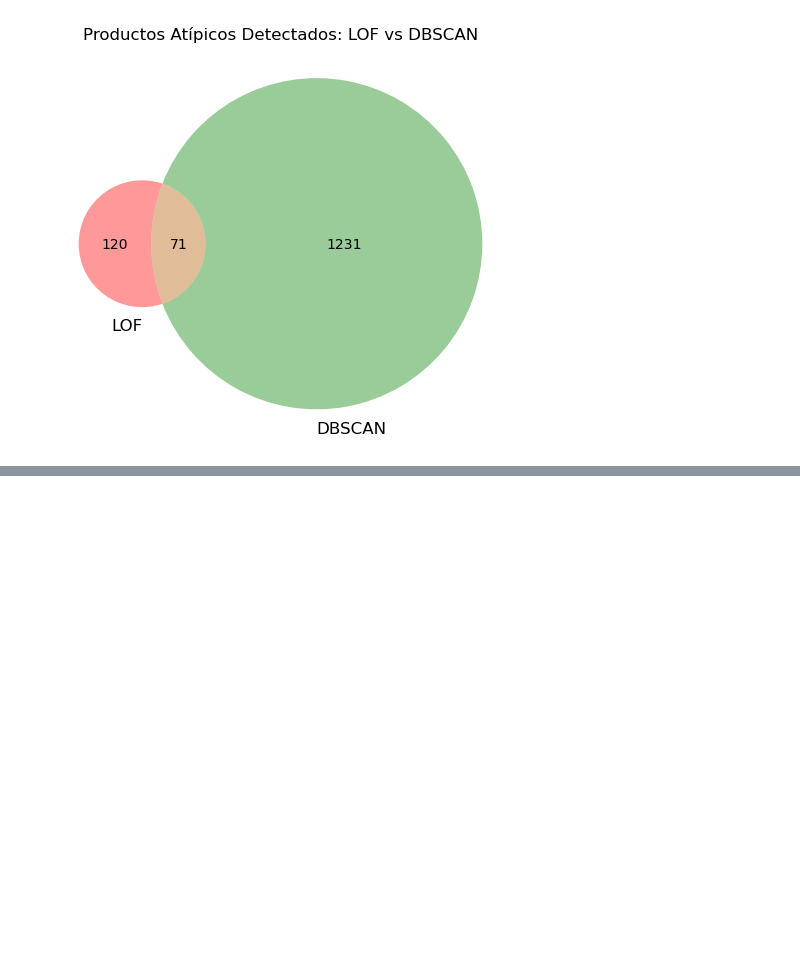
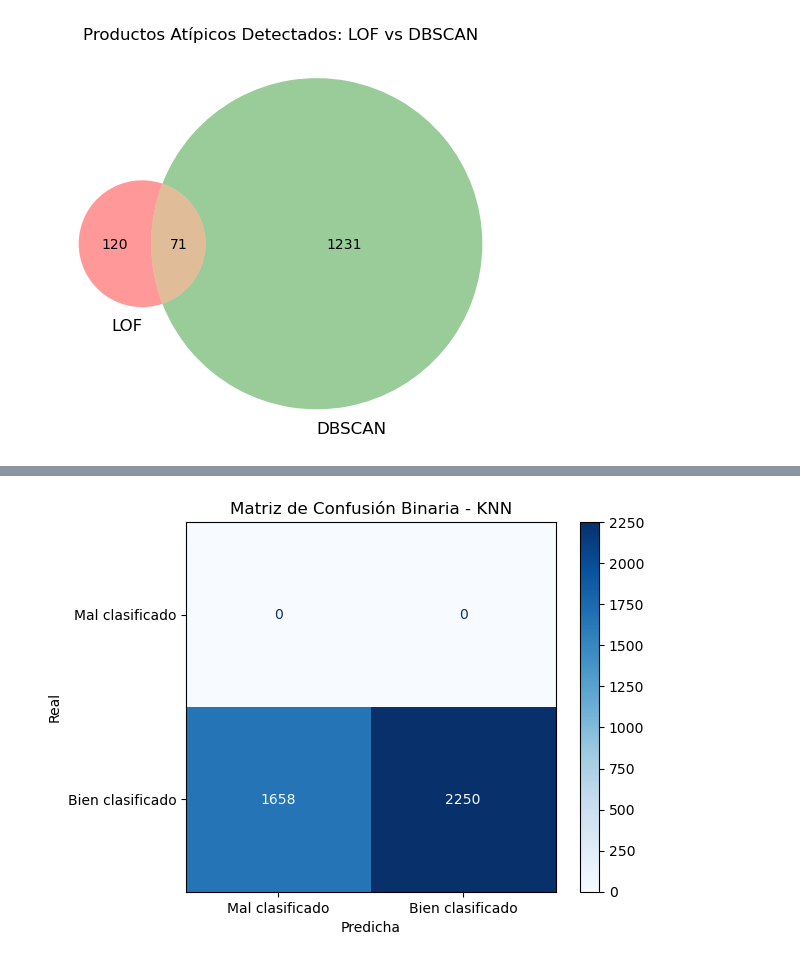
Before and after one commit to rociovanesa/TesisMaestriaCienciasdeDatos, a Jupyter notebook: TesisV2-4.ipynb, the cells around one changed output, grey strips where cells are left out. Drawn from its saved outputs; the diff is of its cells as text; code cells hidden in the pictures; blank space fills up the shorter version.

```diff
--- a/TesisV2-4.ipynb
+++ b/TesisV2-4.ipynb
@@ -2443,0 +2914,95 @@ plt.show()
+# %%
+#KNN
+import pandas as pd
+import numpy as np
+import time
+import matplotlib.pyplot as plt
+
+from sklearn.feature_extraction.text import TfidfVectorizer
+from sklearn.model_selection import StratifiedKFold
+from sklearn.preprocessing import LabelEncoder
+from sklearn.neighbors import KNeighborsClassifier
+from sklearn.metrics import (
+    accuracy_score, precision_score, recall_score,
+    f1_score, confusion_matrix, ConfusionMatrixDisplay
+)
+
+
+
+X = tfidf_dataframe_2.to_numpy()
+y = data['SubRubro_encoded'].reset_index(drop=True)
+
+# === 2. Definir modelo con mejores hiperparámetros encontrados ===
+modelo = KNeighborsClassifier(n_neighbors=3, weights='distance', metric='euclidean')
+
+# === 3. Validación cruzada ===
+kf = StratifiedKFold(n_splits=5, shuffle=True, random_state=42)
+
+resultados = []
+y_true_bin = []
+y_pred_bin = []
+
+inicio_total = time.time()
+
+for fold, (train_idx, test_idx) in enumerate(kf.split(X, y), start=1):
+    X_train, X_test = X[train_idx], X[test_idx]
+    y_train, y_test = y.iloc[train_idx], y.iloc[test_idx]
+
+    print(f"\nPliegue {fold}:")
+    print(f"  Registros en entrenamiento: {len(train_idx)}")
+    print(f"  Registros en prueba:        {len(test_idx)}")
+    print(f"  Total del pliegue:          {len(train_idx) + len(test_idx)}")
+
+    inicio = time.time()
+    modelo.fit(X_train, y_train)
+
+    y_pred = modelo.predict(X_test)
+    fin = time.time()
+
+    acc = accuracy_score(y_test, y_pred)
+    prec = precision_score(y_test, y_pred, average='weighted', zero_division=0)
+    rec = recall_score(y_test, y_pred, average='macro', zero_division=0)
+    f1 = f1_score(y_test, y_pred, average='weighted', zero_division=0)
+    tiempo = fin - inicio
+
+    resultados.append({
+        'Pliegue': fold,
+        'Accuracy': acc,
+        'Precisión': prec,
+        'Recall': rec,
+        'F1-Score': f1,
+        'Tiempo (s)': tiempo
+    })
+
+# --- Binaria: Bien vs Mal Clasificado ---
+
+
+    binaria = (y_pred == y_test).astype(int)
+    y_true_bin.extend([1] * len(binaria))       # 1: bien clasificado (esperado)
+    y_pred_bin.extend(binaria)                  # 1 o 0 según predicción real
+
+   #  binaria = (y_pred == y_test).astype(int)
+   #  y_true_bin.extend(binaria)  # lo esperado: bien clasificado
+  #   y_pred_bin.extend(binaria)             # predicho
+
+# === 4. Mostrar métricas ===
+resultados_df = pd.DataFrame(resultados)
+print("\nResultados por pliegue:")
+print(resultados_df.round(4))
+
+print("\nPromedios:")
+print(resultados_df.drop(columns="Pliegue").mean().to_frame().T.round(4))
+
+fin_total = time.time()
+print(f"\n⏱️ Tiempo total de ejecución: {round(fin_total - inicio_total, 2)} segundos")
+
+# === 5. Matriz de confusión binaria ===
+cm = confusion_matrix(y_true_bin, y_pred_bin, labels=[0, 1])
+disp = ConfusionMatrixDisplay(confusion_matrix=cm,
+                              display_labels=["Mal clasificado", "Bien clasificado"])
+disp.plot(cmap="Blues", values_format='d')
+plt.title("Matriz de Confusión Binaria - KNN")
+plt.ylabel("Real")
+plt.xlabel("Predicha")
+plt.show()
+# %% [output]
@@ -2443,0 +3026 @@ plt.show()
+[figure, added]
```
Also changed, not shown: parts of 18 cells of this notebook.
